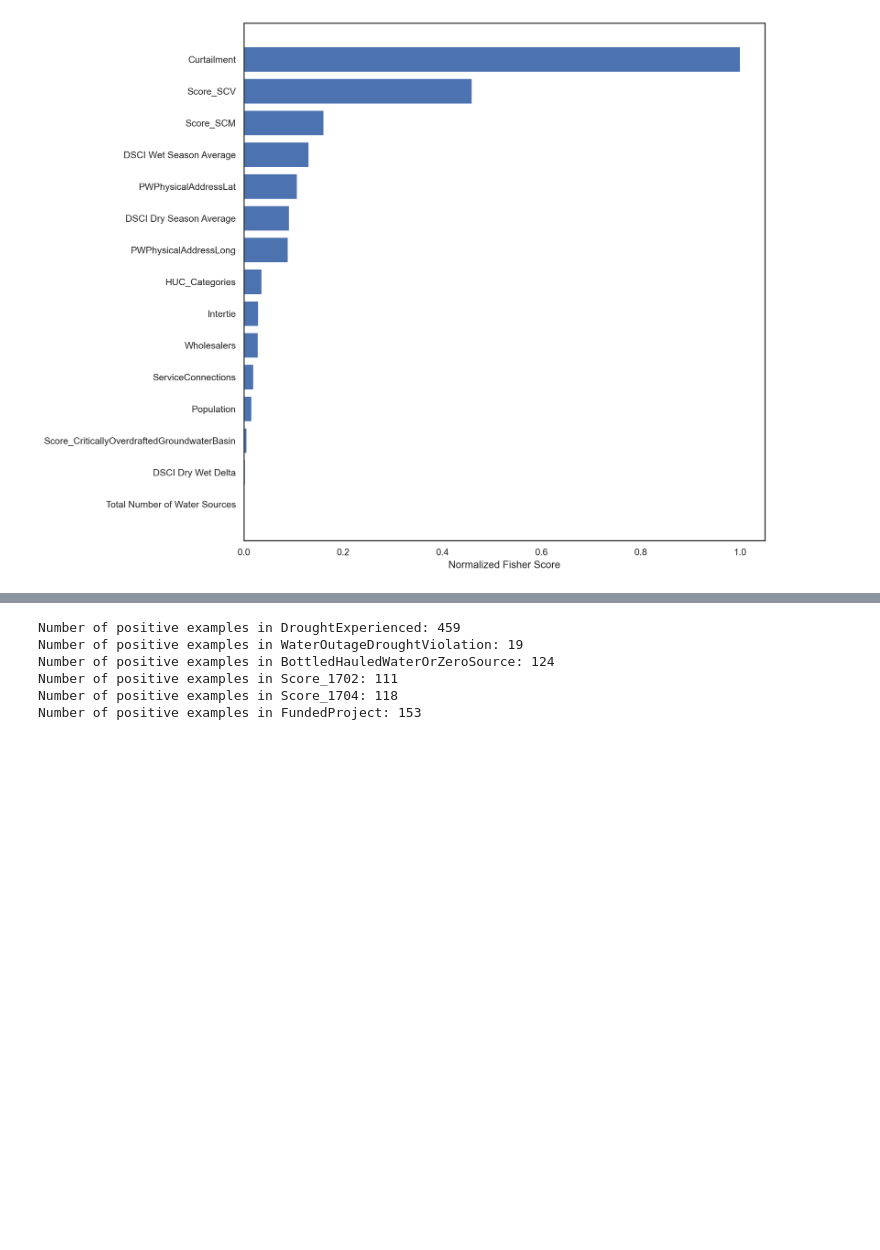
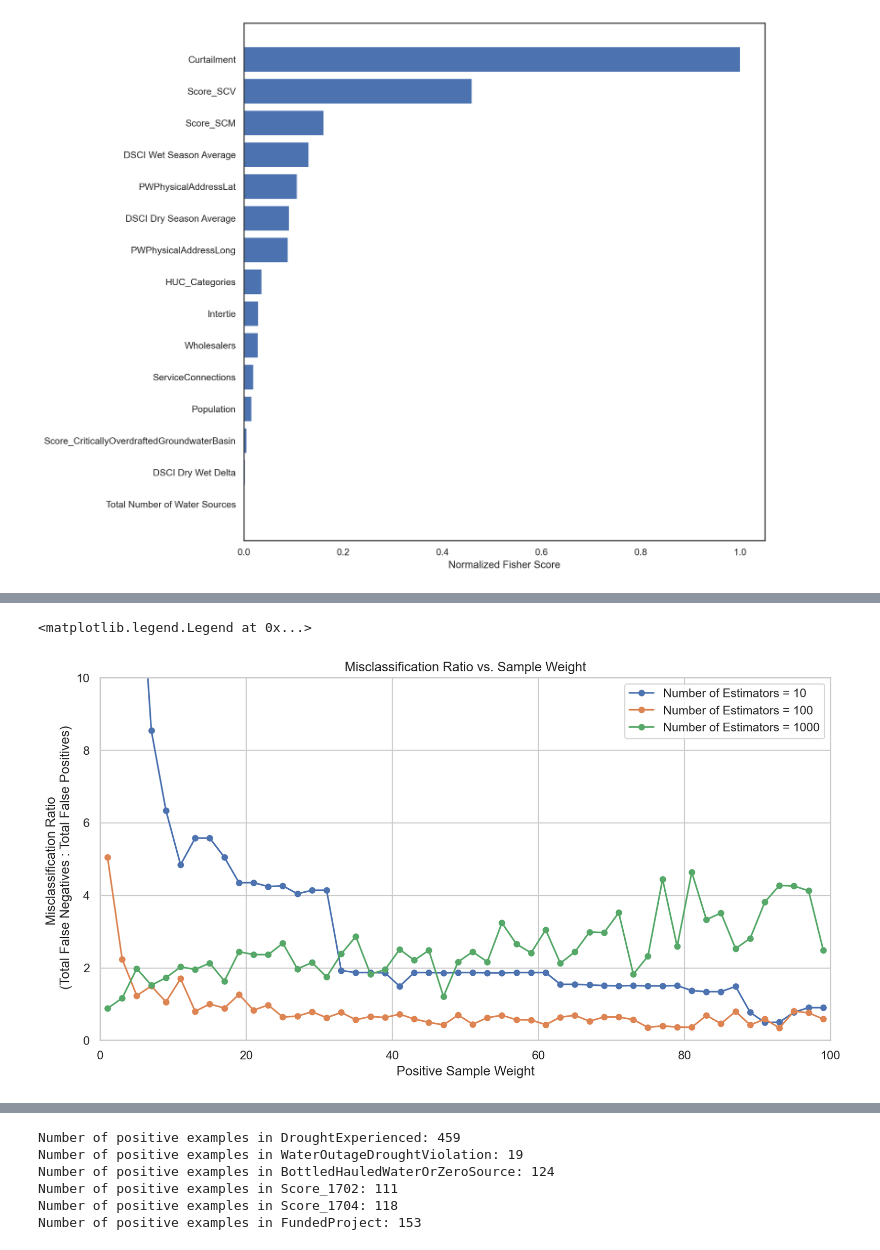
Before and after one commit to cagov/aae-dsa-water, a Jupyter notebook: water.ipynb, the cells around one changed output, grey strips where cells are left out. Saved outputs shown, nothing was run; the diff lists cells and outputs as text; code cells hidden in the pictures; blank space fills up the shorter version.

```diff
--- a/water.ipynb
+++ b/water.ipynb
@@ -1588 +1532,17 @@ plt.subplots_adjust(hspace=0.3, wspace=0.3)
+# %%
+fig, ax = plt.subplots(figsize=(12,6))
+sns.set_theme(style='whitegrid')
+ax.errorbar(df_weights[0]['weight'], df_weights[0]['total_false_negatives']/df_weights[0]['total_false_positives'], marker=".", markersize=10, label='Number of Estimators = 10')
+ax.errorbar(df_weights[1]['weight'], df_weights[1]['total_false_negatives']/df_weights[1]['total_false_positives'], marker=".", markersize=10, label='Number of Estimators = 100')
+ax.errorbar(df_weights[2]['weight'], df_weights[2]['total_false_negatives']/df_weights[2]['total_false_positives'], marker=".", markersize=10, label='Number of Estimators = 1000')
+ax.set_ylabel('Misclassification Ratio \n (Total False Negatives : Total False Positives)')
+ax.set_xlabel('Positive Sample Weight')
+ax.set_title('Misclassification Ratio vs. Sample Weight')
+ax.set_ylim(0,10)
+ax.set_xlim(0,100)
+ax.legend()
+#fig.savefig('weightsversusmisclassificationsratio_estimators_gb.png', dpi=300, transparent=True, bbox_inches='tight')
+# %% [output]
+<matplotlib.legend.Legend at 0x...>
+[figure, added]
 # %% [markdown]
```
Also changed, not shown: parts of 40 cells of this notebook.
